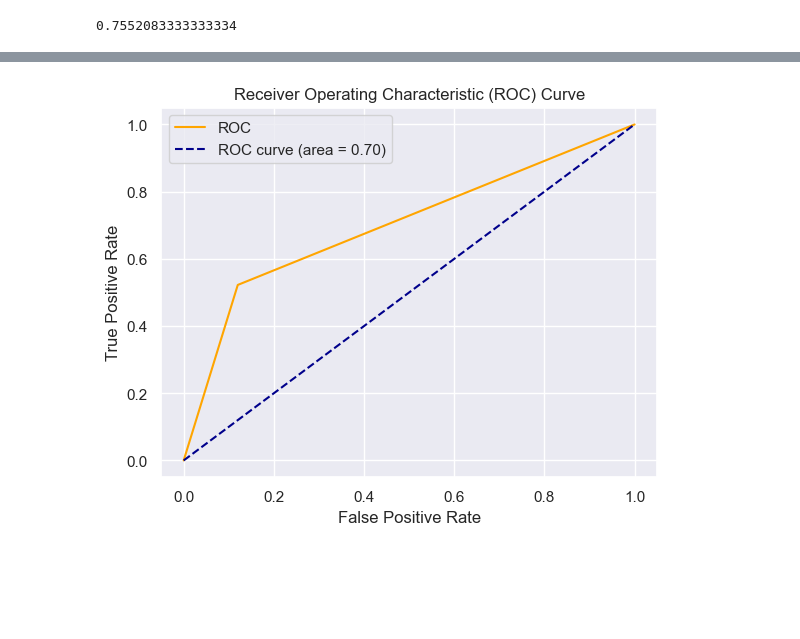
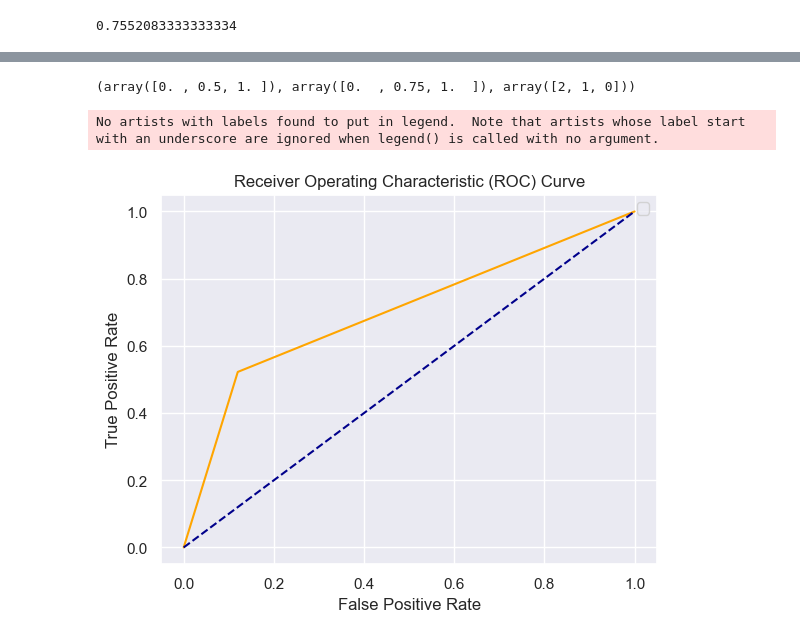
Before and after one commit to rj7shakya/python_ml, a Jupyter notebook: 5_logistic/logistic.ipynb, the cells around one changed output, grey strips where cells are left out. Saved outputs shown, nothing was run; the diff lists cells and outputs as text; code cells hidden in the pictures; blank space fills up the shorter version.

```diff
--- a/5_logistic/logistic.ipynb
+++ b/5_logistic/logistic.ipynb
@@ -105,12 +112,16 @@ auc
 # %%
-fpr, tpr, thresholds = roc_curve(y_test, y_pred)
+fpr, tpr, thresholds = roc_curve([1,0,1,0,1,1],[1,0,1,1,1,0])
+fpr, tpr, thresholds
+# %% [output]
+(array([0. , 0.5, 1. ]), array([0.  , 0.75, 1.  ]), array([2, 1, 0]))
 # %%
-plt.plot(fpr, tpr, color='orange', label='ROC')
-plt.plot([0, 1], [0, 1], color='darkblue', linestyle='--',label='ROC curve (area = %0.2f)' % auc)
+plt.plot(fpr, tpr, color='orange')
+plt.plot([0, 1], [0, 1], color='darkblue', linestyle='--')
 plt.xlabel('False Positive Rate')
 plt.ylabel('True Positive Rate')
 plt.title('Receiver Operating Characteristic (ROC) Curve')
 plt.legend()
 plt.show()
 # %% [output]
+No artists with labels found to put in legend.  Note that artists whose label start with an underscore are ignored when legend() is called with no argument.
-[figure, old version]
+[figure, new version]
```
Also changed, not shown: parts of 10 cells of this notebook, 18 other files.
